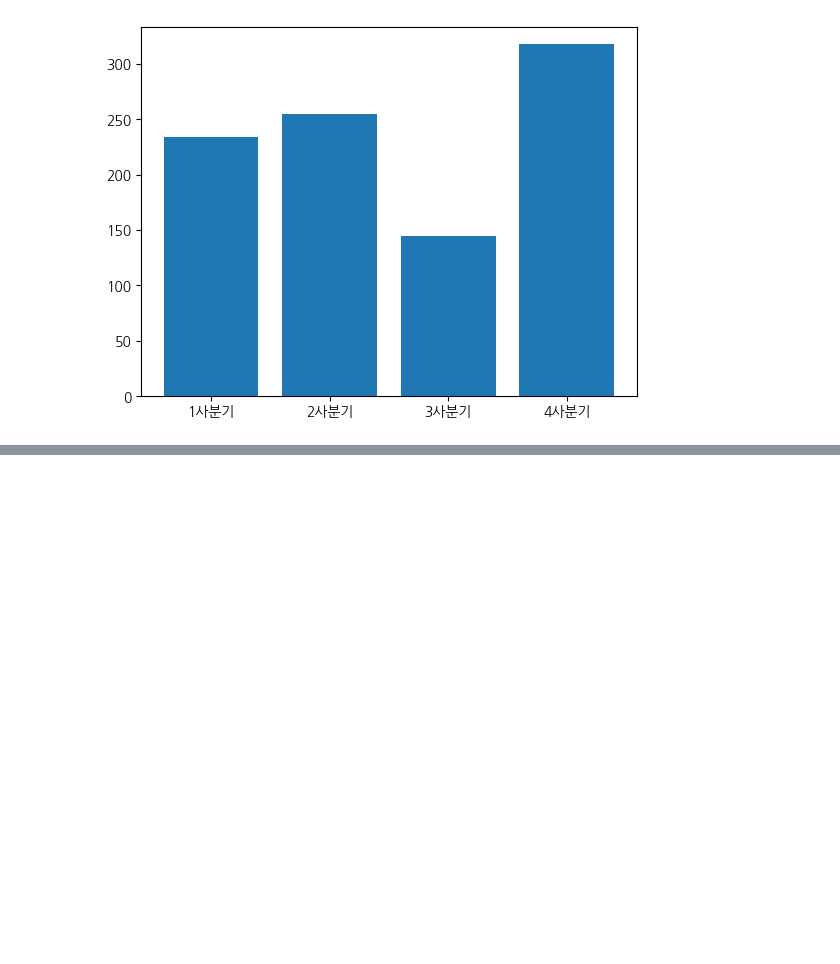
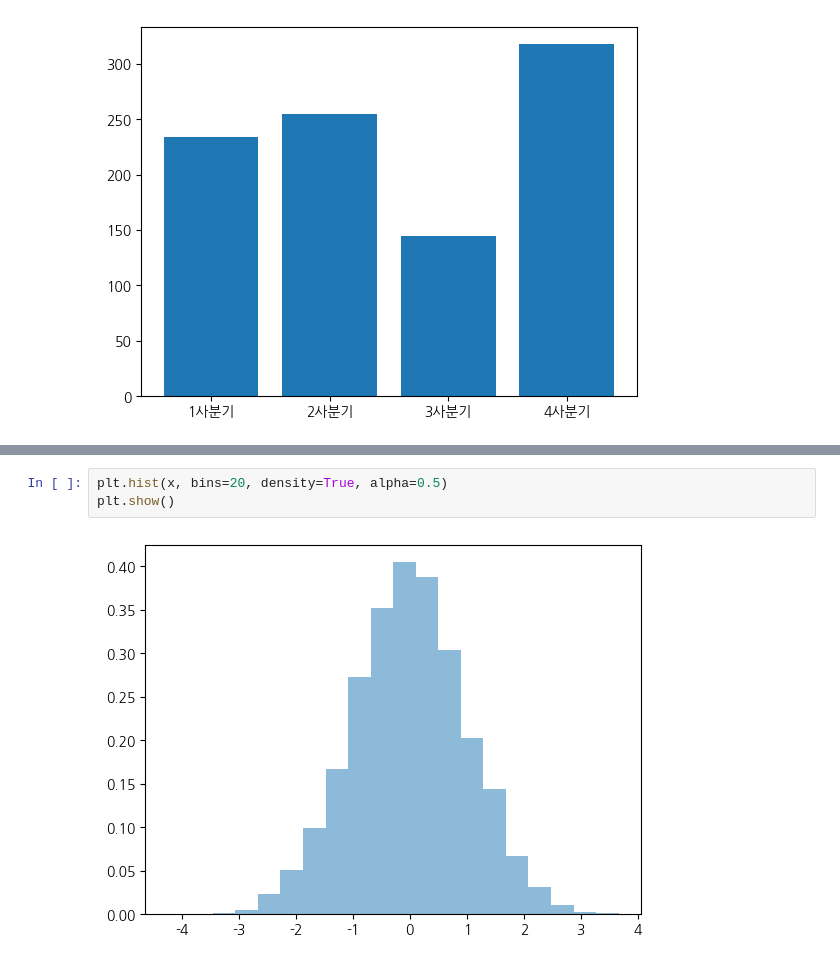
Before and after one commit to hayaboy/ADP_Practical_Exam, a Jupyter notebook: 시각화기초_한글폰트_구글드라이브연동.ipynb, the cells around one changed output, grey strips where cells are left out. Cells and saved outputs as stored; diff of their text form; blank space fills up the shorter version.

```diff
--- a/시각화기초_한글폰트_구글드라이브연동.ipynb
+++ b/시각화기초_한글폰트_구글드라이브연동.ipynb
@@ -151,0 +173,5 @@ plt.show()
+# %%
+plt.hist(x, bins=20, density=True, alpha=0.5)
+plt.show()
+# %% [output]
+[figure, added]
```
Also changed, not shown: parts of 8 cells of this notebook.
